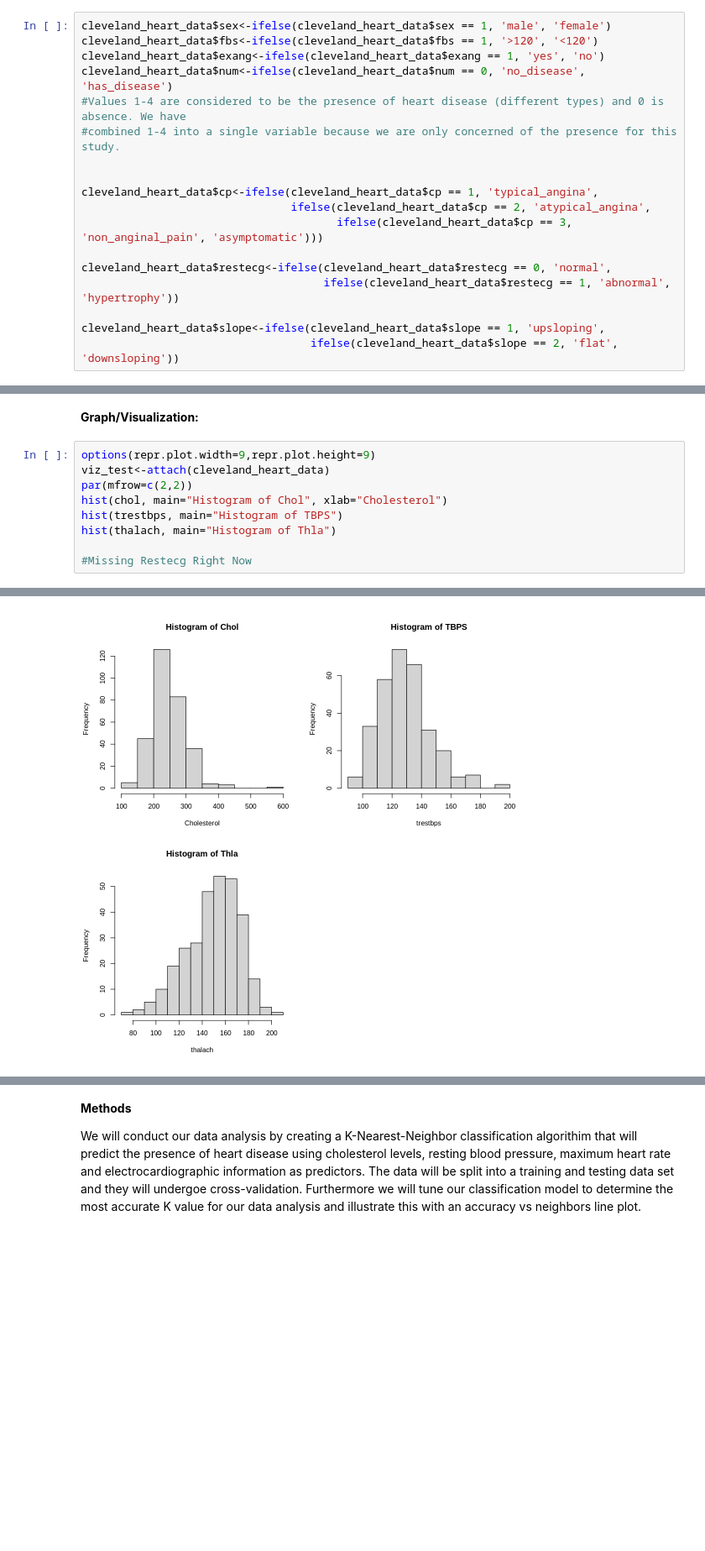
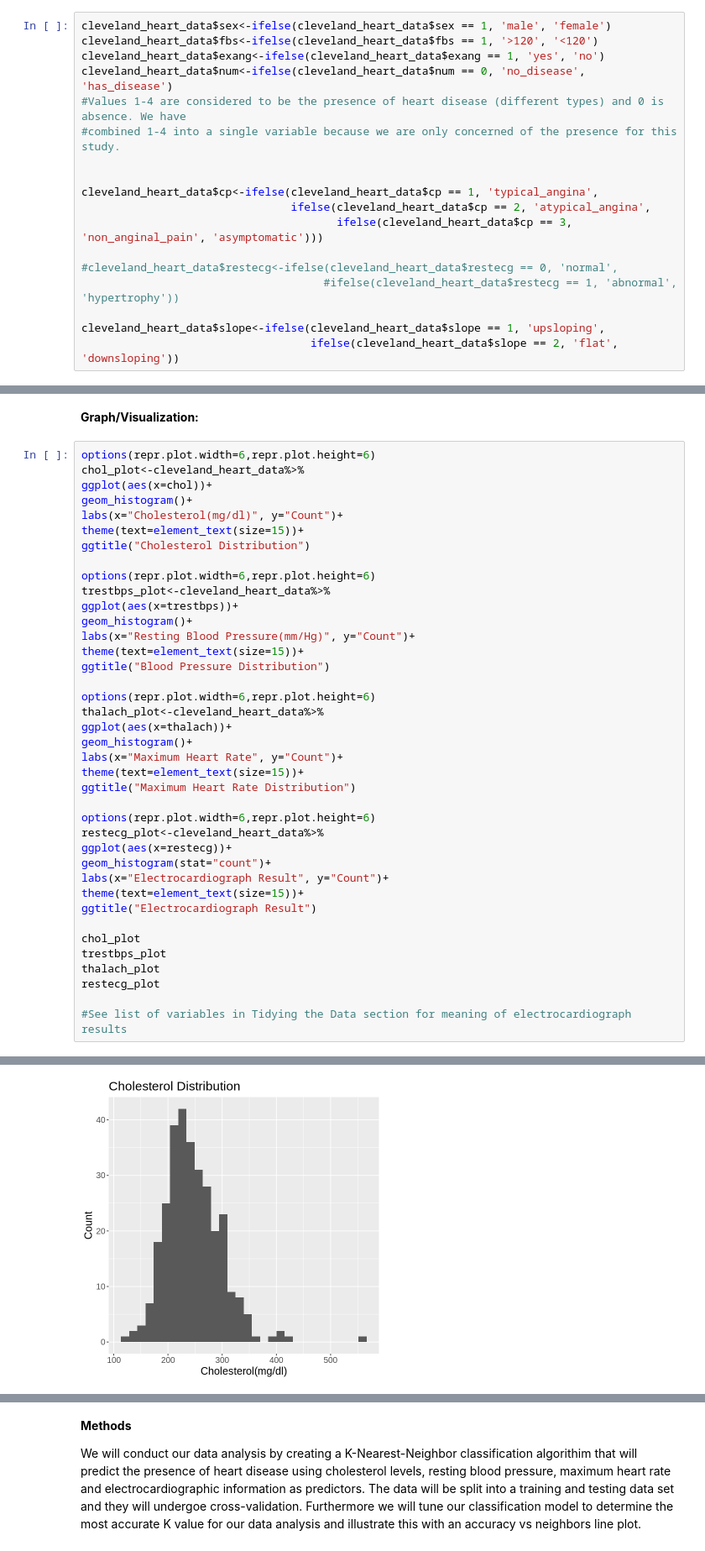
Before and after one commit to shafiquer16/DSCI-100--2021W-Group-27, a Jupyter notebook: Project Proposal.ipynb, the cells around one changed output, grey strips where cells are left out. Shown: that part at 84% size. Cells and saved outputs as stored; diff of their text form; blank space fills up the shorter version.

```diff
--- a/Project Proposal.ipynb
+++ b/Project Proposal.ipynb
@@ -85,8 +85,8 @@ cleveland_heart_data$cp<-ifelse(cleveland_heart_data$cp == 1, 'typical_angina',
                                 ifelse(cleveland_heart_data$cp == 2, 'atypical_angina',
                                        ifelse(cleveland_heart_data$cp == 3, 'non_anginal_pain', 'asymptomatic')))
 
-cleveland_heart_data$restecg<-ifelse(cleveland_heart_data$restecg == 0, 'normal',
-                                     ifelse(cleveland_heart_data$restecg == 1, 'abnormal', 'hypertrophy'))
+#cleveland_heart_data$restecg<-ifelse(cleveland_heart_data$restecg == 0, 'normal',
+                                     #ifelse(cleveland_heart_data$restecg == 1, 'abnormal', 'hypertrophy'))
 
 cleveland_heart_data$slope<-ifelse(cleveland_heart_data$slope == 1, 'upsloping',
                                    ifelse(cleveland_heart_data$slope == 2, 'flat', 'downsloping'))
@@ -144,12 +144,42 @@ A tibble: 2 × 2
 # %% [markdown]
 **Graph/Visualization:**
 # %%
-options(repr.plot.width=9,repr.plot.height=9)
-viz_test<-attach(cleveland_heart_data)
-par(mfrow=c(2,2))
-hist(chol, main="Histogram of Chol", xlab="Cholesterol")
-hist(trestbps, main="Histogram of TBPS")
-hist(thalach, main="Histogram of Thla")
+options(repr.plot.width=6,repr.plot.height=6)
+chol_plot<-cleveland_heart_data%>%
+ggplot(aes(x=chol))+
+geom_histogram()+
+labs(x="Cholesterol(mg/dl)", y="Count")+
+theme(text=element_text(size=15))+
+ggtitle("Cholesterol Distribution")
 
-#Missing Restecg Right Now
+options(repr.plot.width=6,repr.plot.height=6)
+trestbps_plot<-cleveland_heart_data%>%
+ggplot(aes(x=trestbps))+
+geom_histogram()+
+labs(x="Resting Blood Pressure(mm/Hg)", y="Count")+
+theme(text=element_text(size=15))+
+ggtitle("Blood Pressure Distribution")
+
+options(repr.plot.width=6,repr.plot.height=6)
+thalach_plot<-cleveland_heart_data%>%
+ggplot(aes(x=thalach))+
+geom_histogram()+
+labs(x="Maximum Heart Rate", y="Count")+
+theme(text=element_text(size=15))+
+ggtitle("Maximum Heart Rate Distribution")
+
+options(repr.plot.width=6,repr.plot.height=6)
+restecg_plot<-cleveland_heart_data%>%
+ggplot(aes(x=restecg))+
+geom_histogram(stat="count")+
+labs(x="Electrocardiograph Result", y="Count")+
+theme(text=element_text(size=15))+
+ggtitle("Electrocardiograph Result")
+
+chol_plot
+trestbps_plot
+thalach_plot
+restecg_plot
+
+#See list of variables in Tidying the Data section for meaning of electrocardiograph results
 # %% [output]
@@ -156 +191 @@ hist(thalach, main="Histogram of Thla")
-[figure, old version]
+[figure, new version]
```
Also changed, not shown: parts of 3 cells of this notebook.
